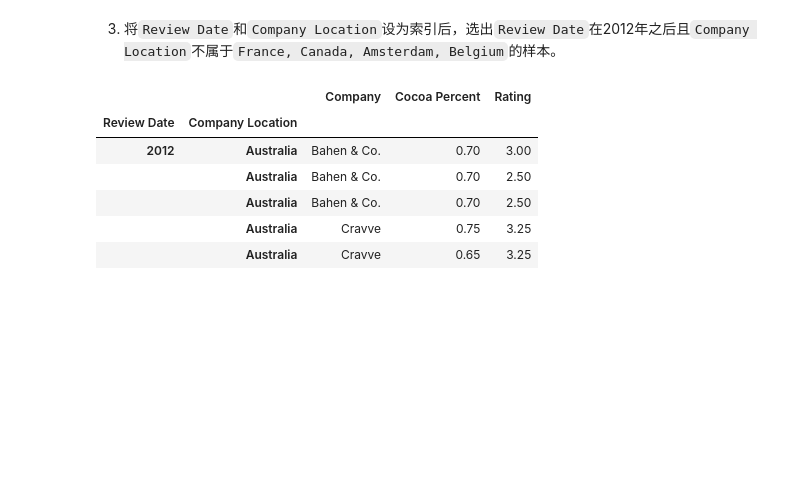
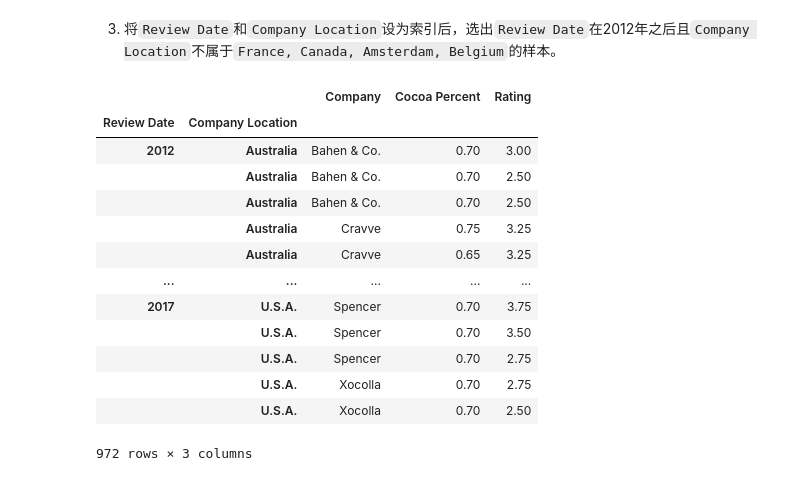
Before and after one commit to nicebear1999/learning_pandas, a Jupyter notebook: Task3练习.ipynb, the cells around one changed output. Cells and saved outputs as stored; diff of their text form; code cells hidden in the pictures; blank space fills up the shorter version.

```diff
--- a/Task3练习.ipynb
+++ b/Task3练习.ipynb
@@ -155,7 +170,7 @@ df.head(3)
 # %% [markdown]
 1. 把列索引名中的`\n`替换为空格。
 # %%
-df.columns = [' '.join(i.split('\n')) for i in df.columns]
+df.columns=[x.replace('\n',' ') for x in df.columns]
 df.head()
 # %% [output]
 |  | Company | Review Date | Cocoa Percent | Company Location | Rating |
@@ -179,15 +201,21 @@ df.query('(Rating<3)&(`Cocoa Percent`>`Cocoa Percent`.median())').head()
 # %% [markdown]
 3. 将`Review Date`和`Company Location`设为索引后，选出`Review Date`在2012年之后且`Company Location`不属于`France, Canada, Amsterdam, Belgium`的样本。
 # %%
-idx = pd.IndexSlice
-exclude = ['France', 'Canada', 'Amsterdam', 'Belgium']
-res = df.set_index(['Review Date', 'Company Location']).sort_index(level=0)
-res.loc[idx[2012:,~res.index.get_level_values(1).isin(exclude)],:].head()
+dfnew=df.set_index(['Review Date', 'Company Location']).sort_index(level=0)
+idx=pd.IndexSlice
+dfnew.loc[idx[2012:, ~dfnew.index.get_level_values(1).isin(['France', 'Canada', 'Amsterdam', 'Belgium'])],:]
 # %% [output]
 |  |  | Company | Cocoa Percent | Rating |
 | Review Date | Company Location |  |  |  |
 | 2012 | Australia | Bahen & Co. | 0.70 | 3.00 |
 |  | Australia | Bahen & Co. | 0.70 | 2.50 |
 |  | Australia | Bahen & Co. | 0.70 | 2.50 |
 |  | Australia | Cravve | 0.75 | 3.25 |
 |  | Australia | Cravve | 0.65 | 3.25 |
+| ... | ... | ... | ... | ... |
+| 2017 | U.S.A. | Spencer | 0.70 | 3.75 |
+|  | U.S.A. | Spencer | 0.70 | 3.50 |
+|  | U.S.A. | Spencer | 0.70 | 2.75 |
+|  | U.S.A. | Xocolla | 0.70 | 2.75 |
+|  | U.S.A. | Xocolla | 0.70 | 2.50 |
+972 rows × 3 columns
```
Also changed, not shown: parts of 4 cells of this notebook, 3 other files.
